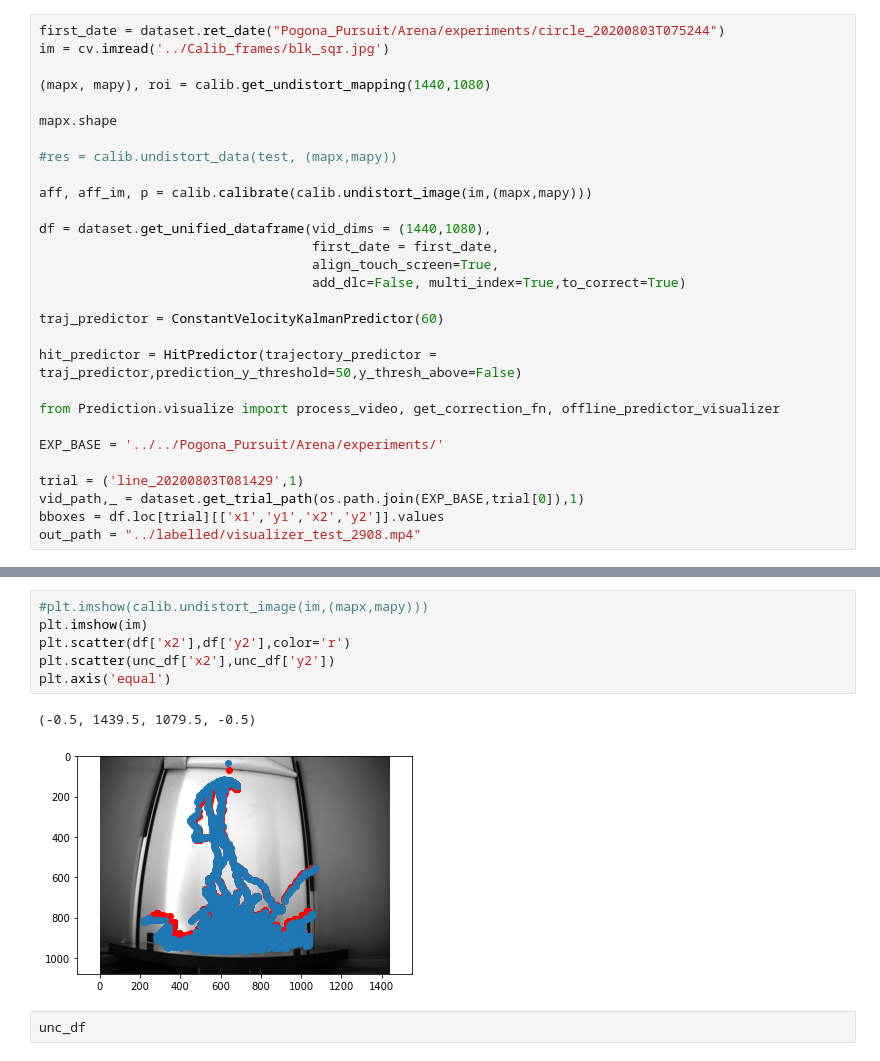
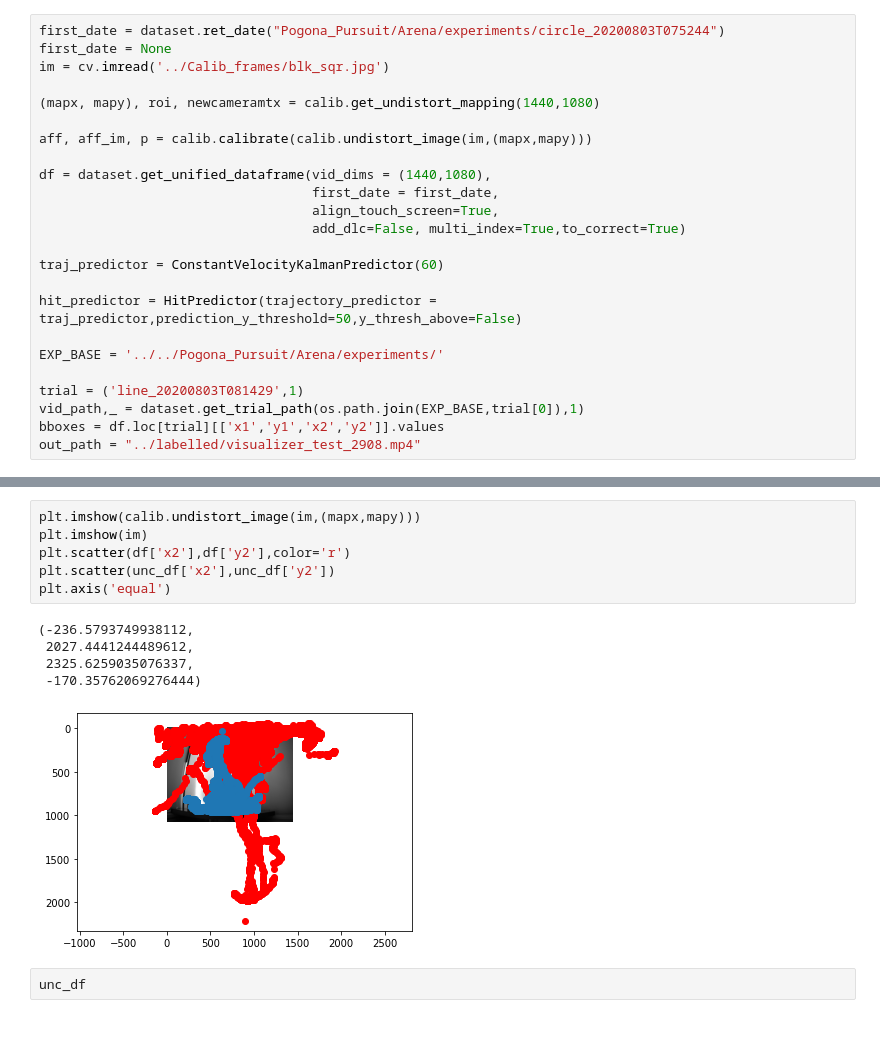
Before and after one commit to regevti/Pogona_Pursuit, a Jupyter notebook: Arena/data_stuff.ipynb, the cells around one changed output, grey strips where cells are left out. Cells and saved outputs as stored; diff of their text form; blank space fills up the shorter version.

```diff
--- a/Arena/data_stuff.ipynb
+++ b/Arena/data_stuff.ipynb
@@ -34,13 +36,10 @@ CFG_PATH = 'Prediction/Yolo4/yolo4_2306.cfg'
 #CFG_PATH = 'Prediction/Yolo4/yolo4_2306_352.cfg'
 # %%
 first_date = dataset.ret_date("Pogona_Pursuit/Arena/experiments/circle_20200803T075244")
+first_date = None
 im = cv.imread('../Calib_frames/blk_sqr.jpg')
 
-(mapx, mapy), roi = calib.get_undistort_mapping(1440,1080)
-
-mapx.shape
-
-#res = calib.undistort_data(test, (mapx,mapy))
+(mapx, mapy), roi, newcameramtx = calib.get_undistort_mapping(1440,1080)
 
 aff, aff_im, p = calib.calibrate(calib.undistort_image(im,(mapx,mapy)))
 
@@ -53,8 +52,6 @@ traj_predictor = ConstantVelocityKalmanPredictor(60)
 
 hit_predictor = HitPredictor(trajectory_predictor = traj_predictor,prediction_y_threshold=50,y_thresh_above=False)
 
-from Prediction.visualize import process_video, get_correction_fn, offline_predictor_visualizer
-
 EXP_BASE = '../../Pogona_Pursuit/Arena/experiments/'
 
 trial = ('line_20200803T081429',1)
@@ -116,12 +116,15 @@ plt.imshow(calib.undistort_image(im,(mapx,mapy)))
 # %%
-#plt.imshow(calib.undistort_image(im,(mapx,mapy)))
+plt.imshow(calib.undistort_image(im,(mapx,mapy)))
 plt.imshow(im)
 plt.scatter(df['x2'],df['y2'],color='r')
 plt.scatter(unc_df['x2'],unc_df['y2'])
 plt.axis('equal')
 # %% [output]
-(-0.5, 1439.5, 1079.5, -0.5)
+(-236.5793749938112,
+ 2027.4441244489612,
+ 2325.6259035076337,
+ -170.35762069276444)
-[figure, old version]
+[figure, new version]
 # %%
 unc_df
 # %%
```
Also changed, not shown: parts of 23 cells of this notebook, 5 other files.
